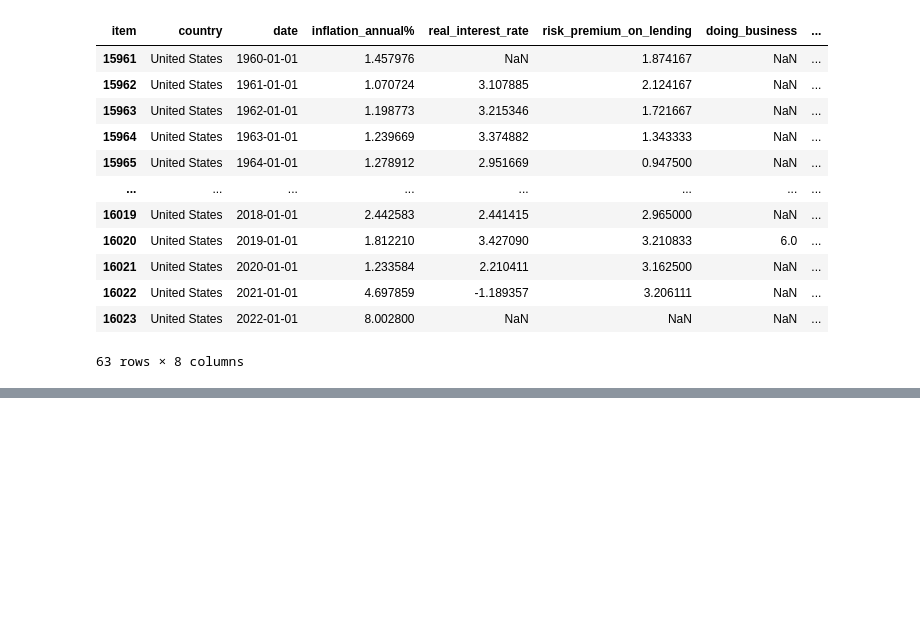
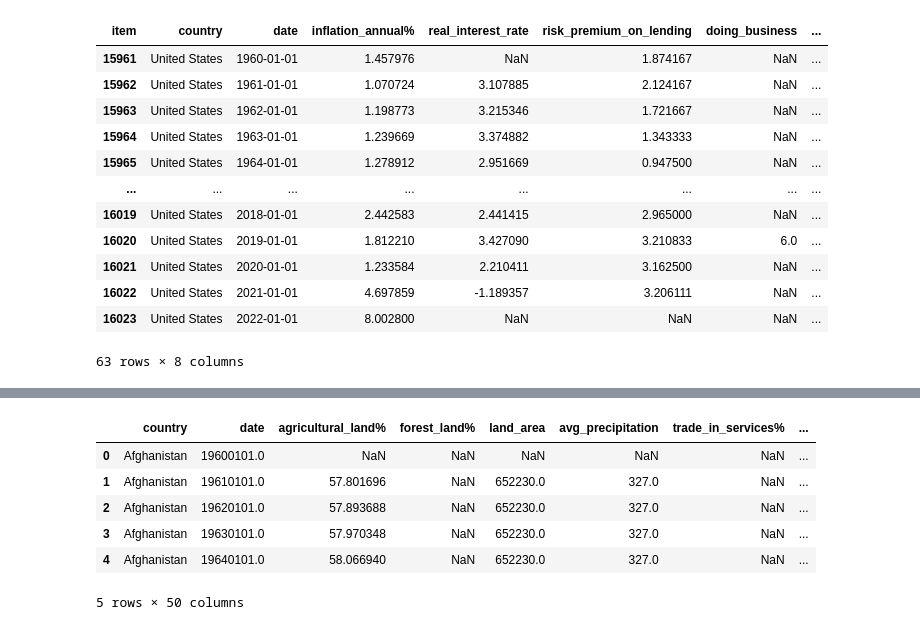
Before and after one commit to tylerchg/Personal-Project, a Jupyter notebook: Project 1 Code.ipynb, the cells around one changed output, grey strips where cells are left out. Drawn from its saved outputs; the diff is of its cells as text; code cells hidden in the pictures; blank space fills up the shorter version.

```diff
--- a/Project 1 Code.ipynb
+++ b/Project 1 Code.ipynb
@@ -274,0 +295,2 @@ f_data2.to_csv('filtered2.csv')
+# %%
+data2['date'] = data2['date'].astype(float)
@@ -274,0 +299,2 @@ f_data2.to_csv('filtered2.csv')
+# %%
+data2["date"] = [float(str(i).replace("-", " ")) for i in data2["date"]]
@@ -274,0 +321,10 @@ f_data2.to_csv('filtered2.csv')
+# %%
+data2.head()
+# %% [output]
+|  | country | date | agricultural_land% | forest_land% | land_area | avg_precipitation | trade_in_services% | ... |
+| 0 | Afghanistan | 19600101.0 | NaN | NaN | NaN | NaN | NaN | ... |
+| 1 | Afghanistan | 19610101.0 | 57.801696 | NaN | 652230.0 | 327.0 | NaN | ... |
+| 2 | Afghanistan | 19620101.0 | 57.893688 | NaN | 652230.0 | 327.0 | NaN | ... |
+| 3 | Afghanistan | 19630101.0 | 57.970348 | NaN | 652230.0 | 327.0 | NaN | ... |
+| 4 | Afghanistan | 19640101.0 | 58.066940 | NaN | 652230.0 | 327.0 | NaN | ... |
+5 rows × 50 columns
```
Also changed, not shown: parts of 3 cells of this notebook, 2 other files.
